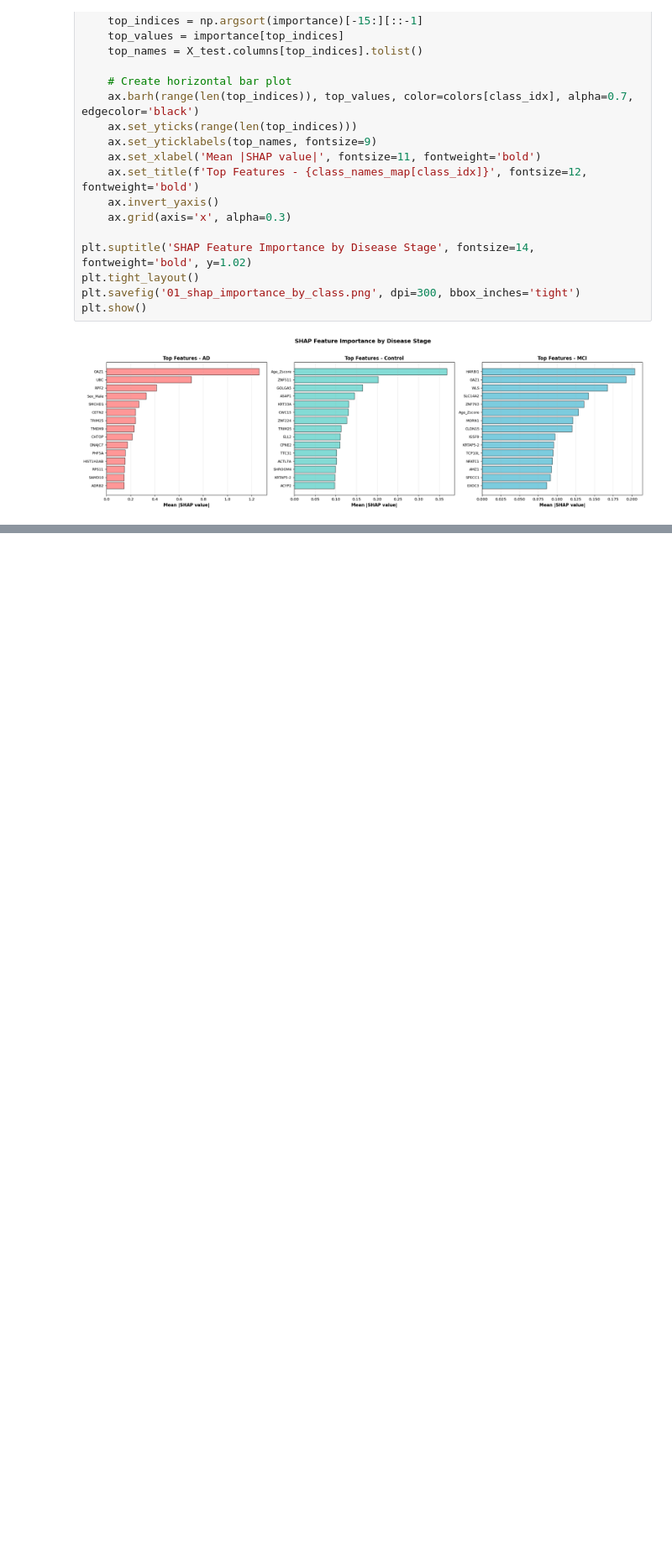
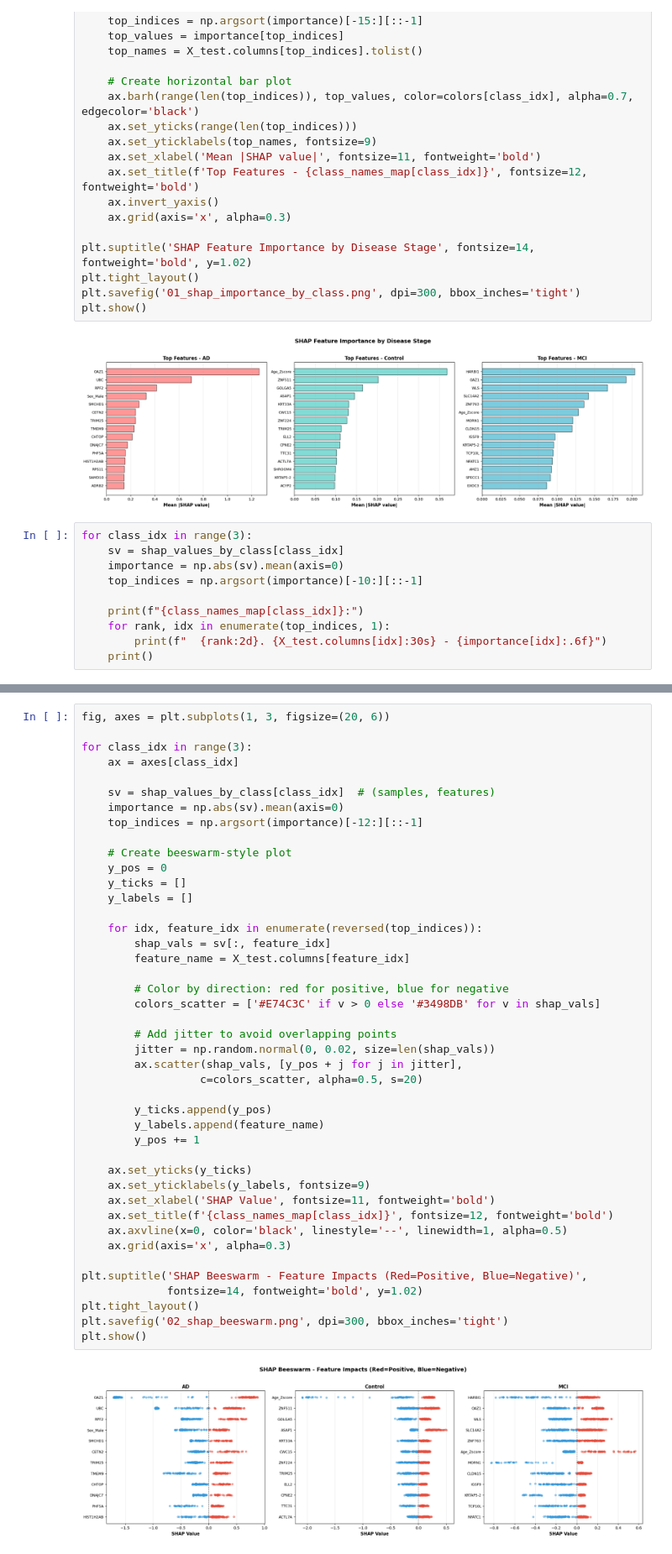
Before and after one commit to bkiritom8/ML-Course-Project, a Jupyter notebook: Modelling.ipynb, the cells around one changed output, grey strips where cells are left out. Shown: that part at 84% size. Drawn from its saved outputs; the diff is of its cells as text; blank space fills up the shorter version.

Commit message:
SHAP beeswarm plots - individual sample contributions with directional coloring

```diff
--- a/Modelling.ipynb
+++ b/Modelling.ipynb
@@ -849,3 +849,13 @@ plt.savefig('01_shap_importance_by_class.png', dpi=300, bbox_inches='tight')
 plt.show()
 # %% [output]
 [figure]
+# %%
+for class_idx in range(3):
+    sv = shap_values_by_class[class_idx]
+    importance = np.abs(sv).mean(axis=0)
+    top_indices = np.argsort(importance)[-10:][::-1]
+
+    print(f"{class_names_map[class_idx]}:")
+    for rank, idx in enumerate(top_indices, 1):
+        print(f"  {rank:2d}. {X_test.columns[idx]:30s} - {importance[idx]:.6f}")
+    print()
@@ -851,0 +880,45 @@ plt.show()
+# %%
+fig, axes = plt.subplots(1, 3, figsize=(20, 6))
+
+for class_idx in range(3):
+    ax = axes[class_idx]
+
+    sv = shap_values_by_class[class_idx]  # (samples, features)
+    importance = np.abs(sv).mean(axis=0)
+    top_indices = np.argsort(importance)[-12:][::-1]
+
+    # Create beeswarm-style plot
+    y_pos = 0
+    y_ticks = []
+    y_labels = []
+
+    for idx, feature_idx in enumerate(reversed(top_indices)):
+        shap_vals = sv[:, feature_idx]
+        feature_name = X_test.columns[feature_idx]
+
+        # Color by direction: red for positive, blue for negative
+        colors_scatter = ['#E74C3C' if v > 0 else '#3498DB' for v in shap_vals]
+
+        # Add jitter to avoid overlapping points
+        jitter = np.random.normal(0, 0.02, size=len(shap_vals))
+        ax.scatter(shap_vals, [y_pos + j for j in jitter],
+                  c=colors_scatter, alpha=0.5, s=20)
+
+        y_ticks.append(y_pos)
+        y_labels.append(feature_name)
+        y_pos += 1
+
+    ax.set_yticks(y_ticks)
+    ax.set_yticklabels(y_labels, fontsize=9)
+    ax.set_xlabel('SHAP Value', fontsize=11, fontweight='bold')
+    ax.set_title(f'{class_names_map[class_idx]}', fontsize=12, fontweight='bold')
+    ax.axvline(x=0, color='black', linestyle='--', linewidth=1, alpha=0.5)
+    ax.grid(axis='x', alpha=0.3)
+
+plt.suptitle('SHAP Beeswarm - Feature Impacts (Red=Positive, Blue=Negative)',
+             fontsize=14, fontweight='bold', y=1.02)
+plt.tight_layout()
+plt.savefig('02_shap_beeswarm.png', dpi=300, bbox_inches='tight')
+plt.show()
+# %% [output]
+[figure, added]
```
Also changed, not shown: parts of 1 cell of this notebook, 1 other file.
